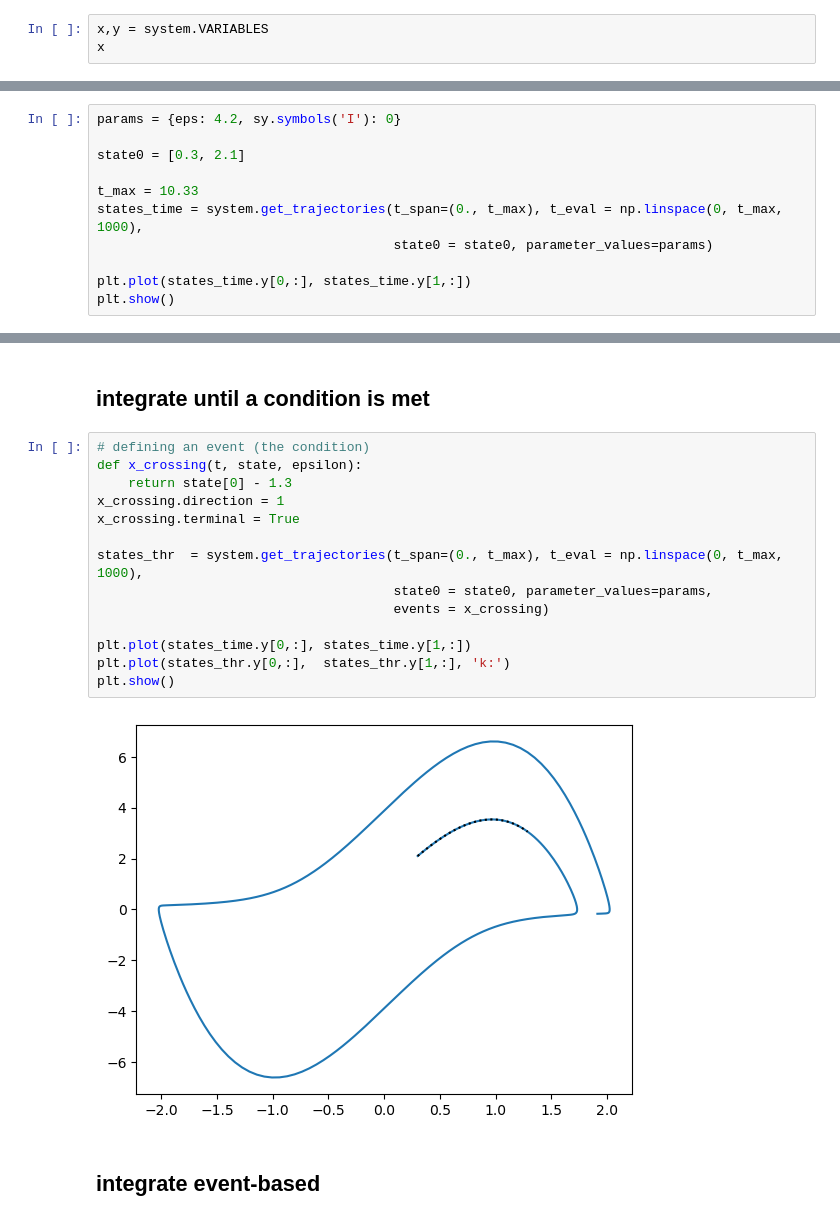
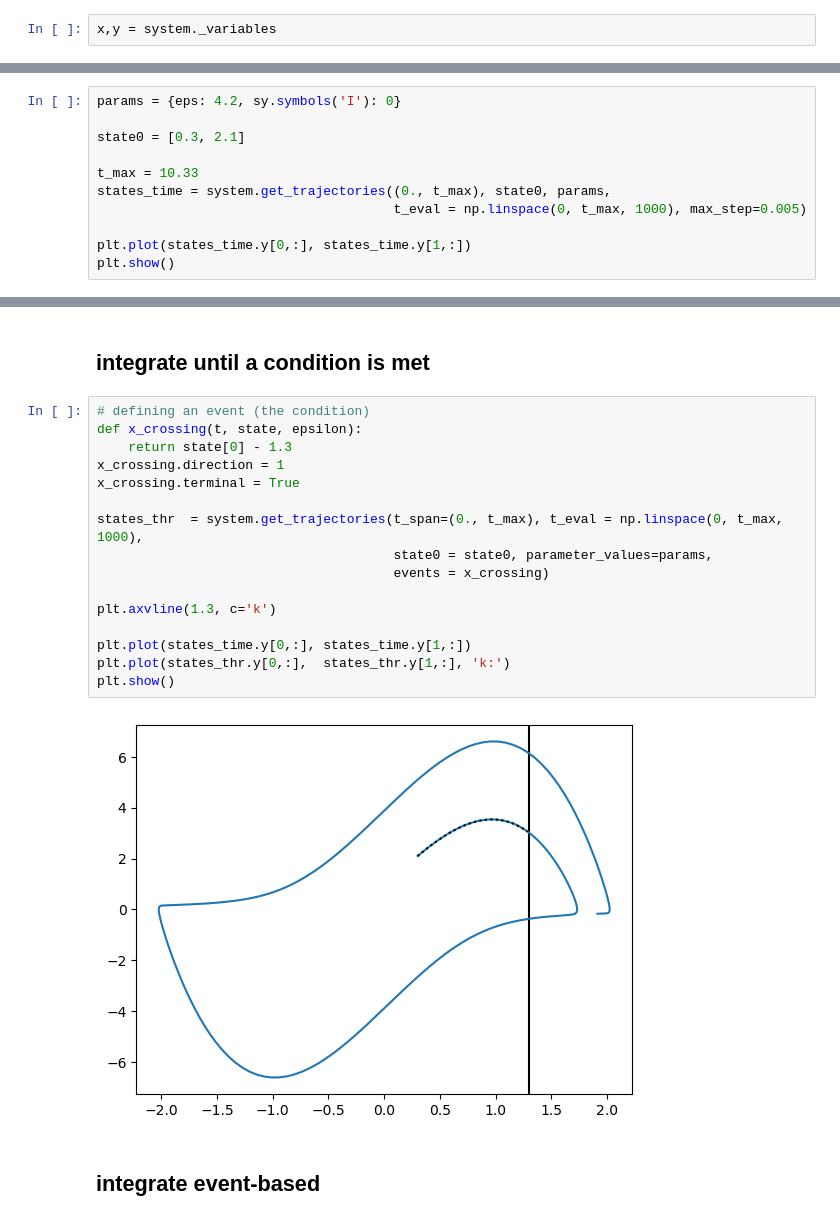
Before and after one commit to KlausMau/symODE, a Jupyter notebook: examples/TUTORIAL - dynamical systems.ipynb, the cells around one changed output, grey strips where cells are left out. Cells and saved outputs as stored; diff of their text form.

```diff
--- a/examples/TUTORIAL - dynamical systems.ipynb
+++ b/examples/TUTORIAL - dynamical systems.ipynb
@@ -20,5 +21,4 @@ $\displaystyle \dot x = y \\ \dot y = \epsilon y \left(1 - x^{2}\right) - x \\ $
 # %% [markdown]
 ## get the variables
 # %%
-x,y = system.VARIABLES
-x
+x,y = system._variables
@@ -79,8 +60,8 @@ params = {eps: 4.2, sy.symbols('I'): 0}
 state0 = [0.3, 2.1]
 
 t_max = 10.33
-states_time = system.get_trajectories(t_span=(0., t_max), t_eval = np.linspace(0, t_max, 1000),
-                                      state0 = state0, parameter_values=params)
+states_time = system.get_trajectories((0., t_max), state0, params,
+                                      t_eval = np.linspace(0, t_max, 1000), max_step=0.005)
 
 plt.plot(states_time.y[0,:], states_time.y[1,:])
 plt.show()
@@ -91,19 +72,21 @@ plt.show()
 # %%
 # defining an event (the condition)
 def x_crossing(t, state, epsilon):
     return state[0] - 1.3
 x_crossing.direction = 1
 x_crossing.terminal = True
 
 states_thr  = system.get_trajectories(t_span=(0., t_max), t_eval = np.linspace(0, t_max, 1000),
                                       state0 = state0, parameter_values=params,
                                       events = x_crossing)
 
+plt.axvline(1.3, c='k')
+
 plt.plot(states_time.y[0,:], states_time.y[1,:])
 plt.plot(states_thr.y[0,:],  states_thr.y[1,:], 'k:')
 plt.show()
 # %% [output]
-[figure, old version]
+[figure, new version]
 # %% [markdown]
 ## integrate event-based
 # %%
```
Also changed, not shown: parts of 7 cells of this notebook.
